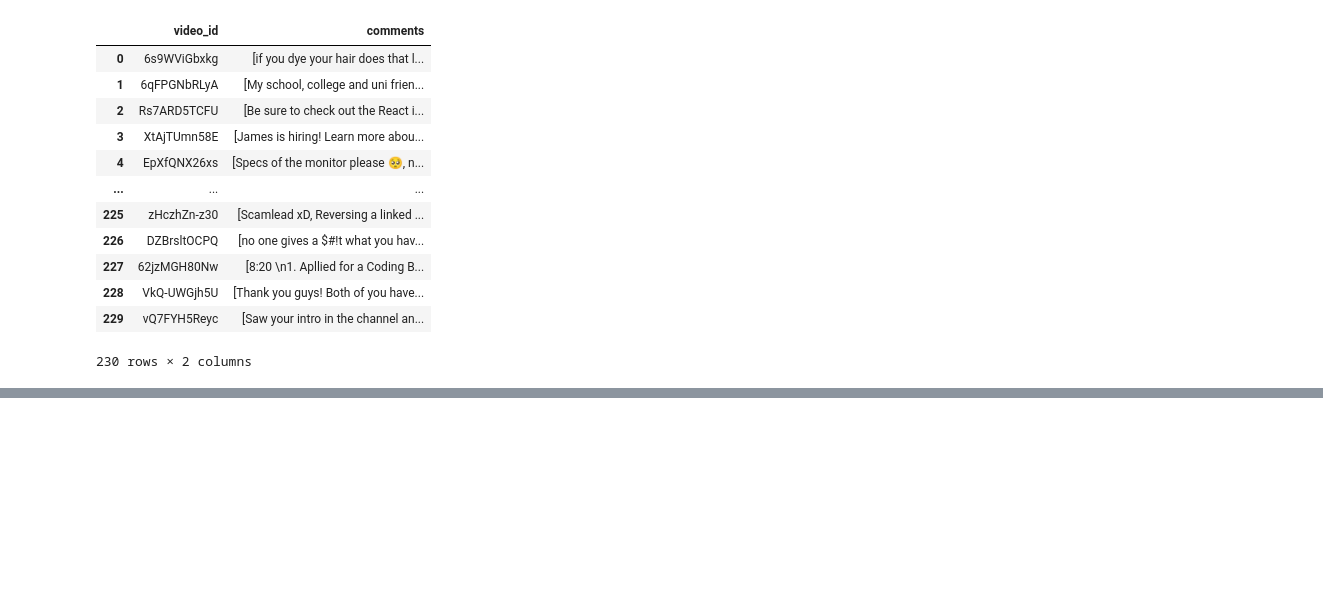
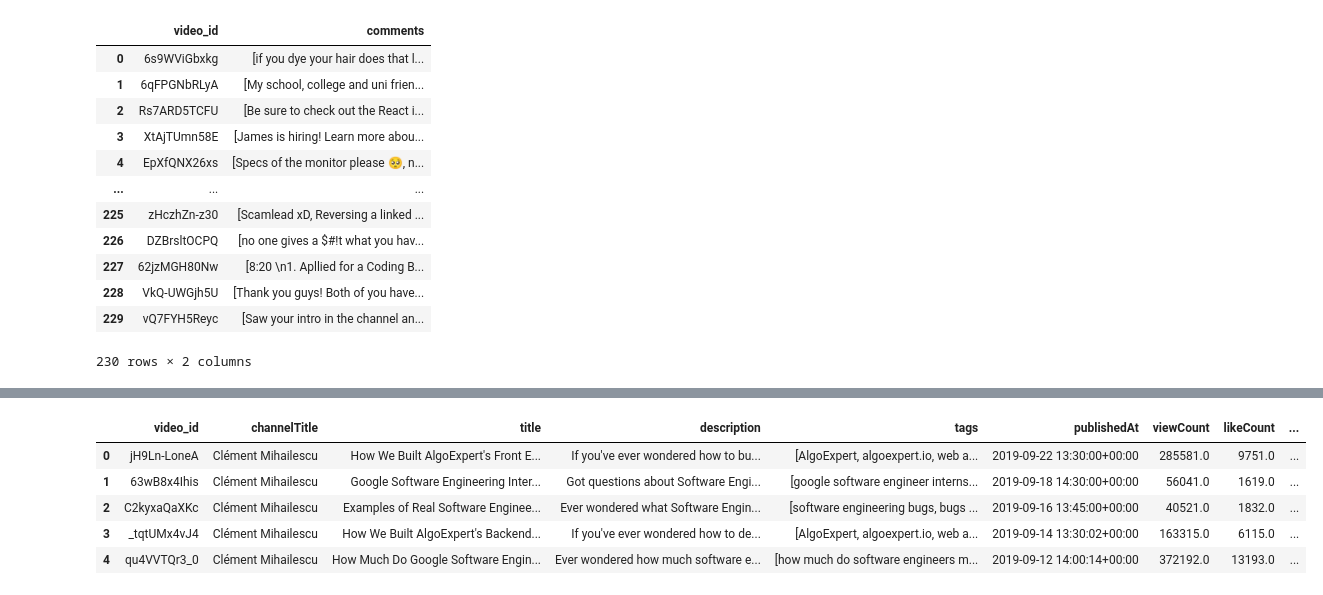
Before and after one commit to AlejMrv/data-analysis-youtube-with-api-connection, a Jupyter notebook: youtube-analysis.ipynb, the cells around one changed output, grey strips where cells are left out. Cells and saved outputs as stored; diff of their text form; code cells hidden in the pictures; blank space fills up the shorter version.

```diff
--- a/youtube-analysis.ipynb
+++ b/youtube-analysis.ipynb
@@ -192,0 +234,9 @@ Could not get comments for video SsNLc7PKRbM
+# %%
+video_df.head()
+# %% [output]
+|  | video_id | channelTitle | title | description | tags | publishedAt | viewCount | likeCount | ... |
+| 0 | jH9Ln-LoneA | Clément Mihailescu | How We Built AlgoExpert's Front E... | If you've ever wondered how to bu... | [AlgoExpert, algoexpert.io, web a... | 2019-09-22 13:30:00+00:00 | 285581.0 | 9751.0 | ... |
+| 1 | 63wB8x4Ihis | Clément Mihailescu | Google Software Engineering Inter... | Got questions about Software Engi... | [google software engineer interns... | 2019-09-18 14:30:00+00:00 | 56041.0 | 1619.0 | ... |
+| 2 | C2kyxaQaXKc | Clément Mihailescu | Examples of Real Software Enginee... | Ever wondered what Software Engin... | [software engineering bugs, bugs ... | 2019-09-16 13:45:00+00:00 | 40521.0 | 1832.0 | ... |
+| 3 | _tqtUMx4vJ4 | Clément Mihailescu | How We Built AlgoExpert's Backend... | If you've ever wondered how to de... | [AlgoExpert, algoexpert.io, web a... | 2019-09-14 13:30:02+00:00 | 163315.0 | 6115.0 | ... |
+| 4 | qu4VVTQr3_0 | Clément Mihailescu | How Much Do Google Software Engin... | Ever wondered how much software e... | [how much do software engineers m... | 2019-09-12 14:00:14+00:00 | 372192.0 | 13193.0 | ... |
```
Also changed, not shown: parts of 8 cells of this notebook.
